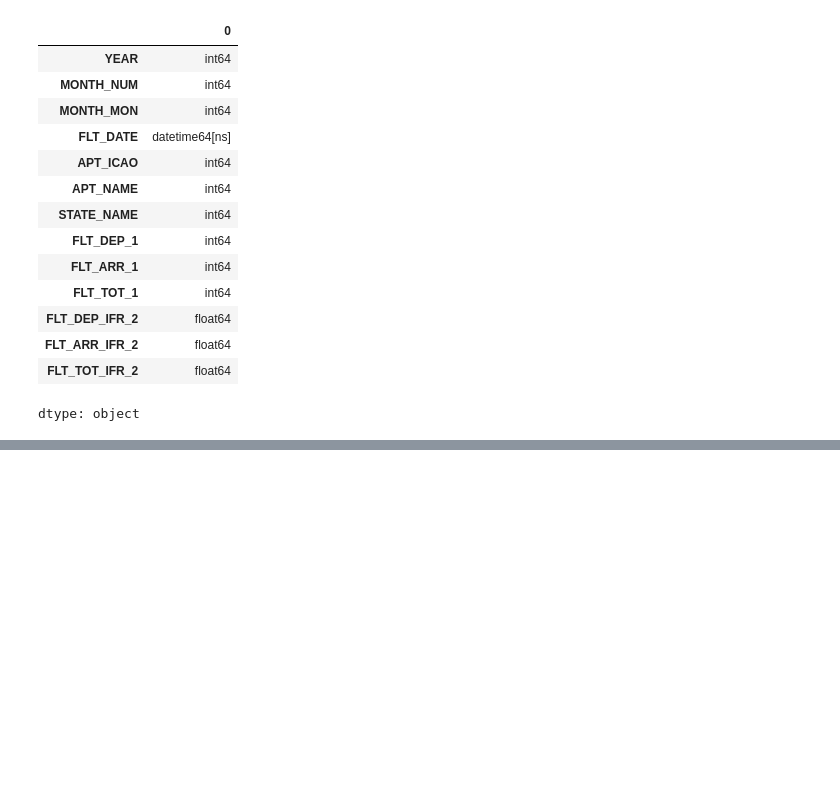
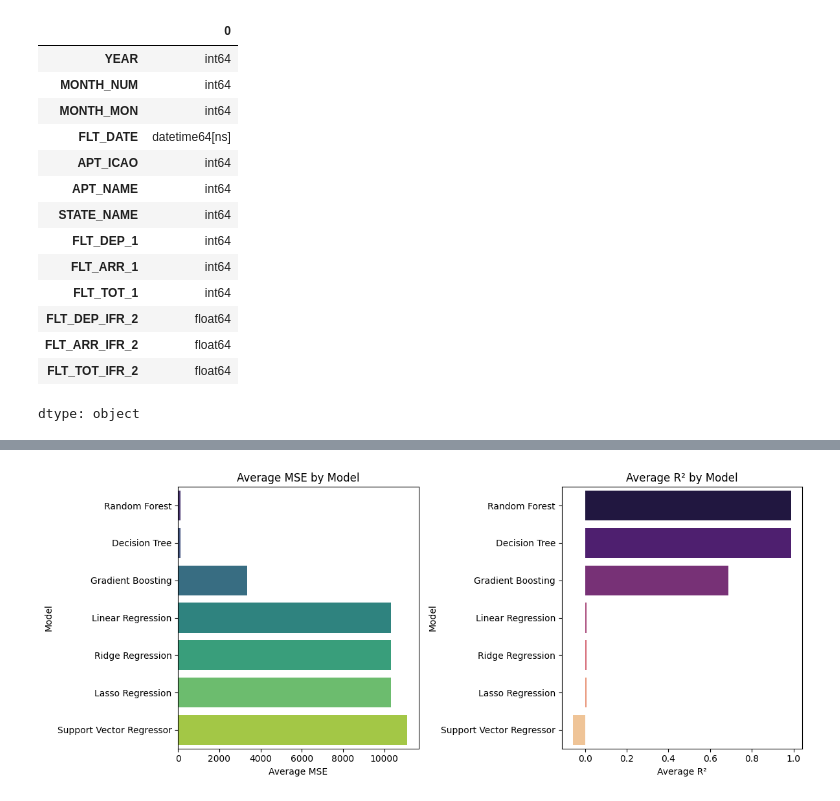
Before and after one commit to ROSEVARGHESE95/Airport-traffic-analysis-2025, a Jupyter notebook: AIRPORT1.ipynb, the cells around one changed output, grey strips where cells are left out. Cells and saved outputs as stored; diff of their text form; code cells hidden in the pictures; blank space fills up the shorter version.

```diff
--- a/AIRPORT1.ipynb
+++ b/AIRPORT1.ipynb
@@ -299,0 +325,74 @@ plt.show()
+# %%
+from sklearn.linear_model import LinearRegression, Lasso, Ridge
+from sklearn.tree import DecisionTreeRegressor
+from sklearn.ensemble import RandomForestRegressor, GradientBoostingRegressor
+from sklearn.svm import SVR
+from sklearn.multioutput import MultiOutputRegressor
+from sklearn.metrics import mean_squared_error, r2_score
+#Multi-Target Forecasting of IFR and VFR Air Traffic for European Airports
+    #FLT_DEP_1, FLT_ARR_1 → VFR traffic
+    #FLT_DEP_IFR_2, FLT_ARR_IFR_2 → IFR traffic
+df['FLT_DATE'] = pd.to_datetime(df['FLT_DATE'])
+df['DayOfWeek'] =df['FLT_DATE'].dt.dayofweek
+df['Month'] = df['FLT_DATE'].dt.month
+targets = ['FLT_DEP_1', 'FLT_ARR_1', 'FLT_DEP_IFR_2', 'FLT_ARR_IFR_2']
+
+df.dropna(subset=targets, inplace=True)
+
+# Feature Selection
+X = df.drop(columns=targets + ['FLT_TOT_1', 'FLT_TOT_IFR_2', 'FLT_DATE', 'APT_NAME'])
+y = df[targets]
+print("X---->")
+print(X)
+print("y---->")
+print(y)
+
+# Scale Features
+scaler = StandardScaler()
+X_scaled = scaler.fit_transform(X)
+# Train-Test Split
+X_train, X_test, y_train, y_test = train_test_split(X_scaled, y, test_size=0.2, random_state=42)
+# Define models to test
+base_models = {
+    "Linear Regression": LinearRegression(),
+    "Lasso Regression": Lasso(),
+    "Ridge Regression": Ridge(),
+    "Decision Tree": DecisionTreeRegressor(random_state=42),
+    "Random Forest": RandomForestRegressor(random_state=42),
+    "Gradient Boosting": GradientBoostingRegressor(random_state=42),
+    "Support Vector Regressor": SVR()
+}
+
+# Store results
+results = []
+
+for name, base_model in base_models.items():
+    print(f"Training {name}...")
+    multi_model = MultiOutputRegressor(base_model)
+    multi_model.fit(X_train, y_train)
+    y_pred = multi_model.predict(X_test)
+
+    # Calculate average metrics across all target variables
+    mse = np.mean([mean_squared_error(y_test[col], y_pred[:, i]) for i, col in enumerate(y.columns)])
+    r2 = np.mean([r2_score(y_test[col], y_pred[:, i]) for i, col in enumerate(y.columns)])
+
+    results.append({"Model": name, "Average MSE": mse, "Average R²": r2})
+
+# Convert to DataFrame
+results_df = pd.DataFrame(results).sort_values(by="Average R²", ascending=False)
+print(results_df)
+
+# Visualization
+plt.figure(figsize=(12, 5))
+
+plt.subplot(1, 2, 1)
+sns.barplot(x='Average MSE', y='Model', data=results_df, palette="viridis")
+plt.title("Average MSE by Model")
+
+plt.subplot(1, 2, 2)
+sns.barplot(x='Average R²', y='Model', data=results_df, palette="magma")
+plt.title("Average R² by Model")
+
+plt.tight_layout()
+plt.show()
+# %% [output]
@@ -299,0 +423 @@ plt.show()
+[figure, added]
```
Also changed, not shown: parts of 25 cells of this notebook.
